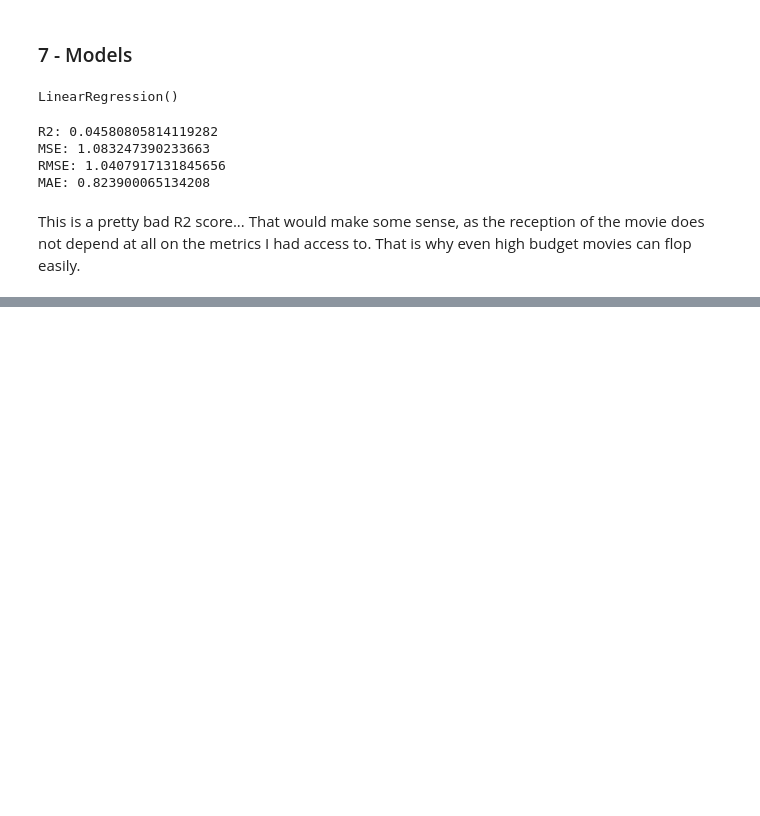
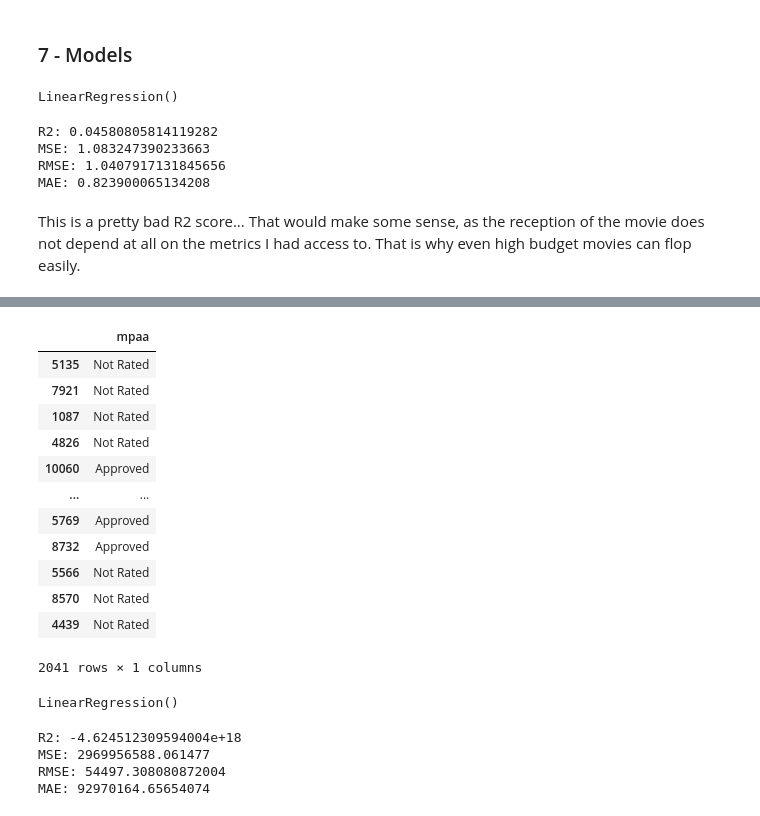
Before and after one commit to cargide/nlp_movie_project, a Jupyter notebook: 5-models.ipynb, the cells around one changed output, grey strips where cells are left out. Cells and saved outputs as stored; diff of their text form; code cells hidden in the pictures; blank space fills up the shorter version.

Commit message:
Enough with the modeling

```diff
--- a/5-models.ipynb
+++ b/5-models.ipynb
@@ -219,0 +209,14 @@ That would make some sense, as the reception of the movie does not depend at all
+# %%
+data_tokenized = pd.concat([data_tokenized, genre_df], axis=1)
+# %%
+data_tokenized = data_tokenized.drop('genres', axis=1)
+# %%
+X_token_train, X_token_test, y_token_train, y_token_test = train_test_split(data_tokenized, target_token, test_size=0.2, random_state=42)
+# %%
+X_token_train_numerical = X_token_train.select_dtypes(np.number)
+X_token_train_categorical = X_token_train.select_dtypes('object')
+X_token_train_boolean = X_token_train.select_dtypes('bool')
+
+X_token_test_numerical = X_token_test.select_dtypes(np.number)
+X_token_test_categorical = X_token_test.select_dtypes('object')
+X_token_test_boolean = X_token_test.select_dtypes('bool')
@@ -219,0 +238,16 @@ That would make some sense, as the reception of the movie does not depend at all
+# %%
+X_token_test_categorical
+# %% [output]
+|  | mpaa |
+| 5135 | Not Rated |
+| 7921 | Not Rated |
+| 1087 | Not Rated |
+| 4826 | Not Rated |
+| 10060 | Approved |
+| ... | ... |
+| 5769 | Approved |
+| 8732 | Approved |
+| 5566 | Not Rated |
+| 8570 | Not Rated |
+| 4439 | Not Rated |
+2041 rows × 1 columns
@@ -219,0 +257,12 @@ That would make some sense, as the reception of the movie does not depend at all
+# %%
+lm = linear_model.LinearRegression()
+lm.fit(X_token_train_tran,y_token_train)
+# %% [output]
+LinearRegression()
+# %%
+metrics(X_token_test_tran,y_token_test)
+# %% [output]
+R2: -4.624512309594004e+18
+MSE: 2969956588.061477
+RMSE: 54497.308080872004
+MAE: 92970164.65654074
```
Also changed, not shown: parts of 27 cells of this notebook.
